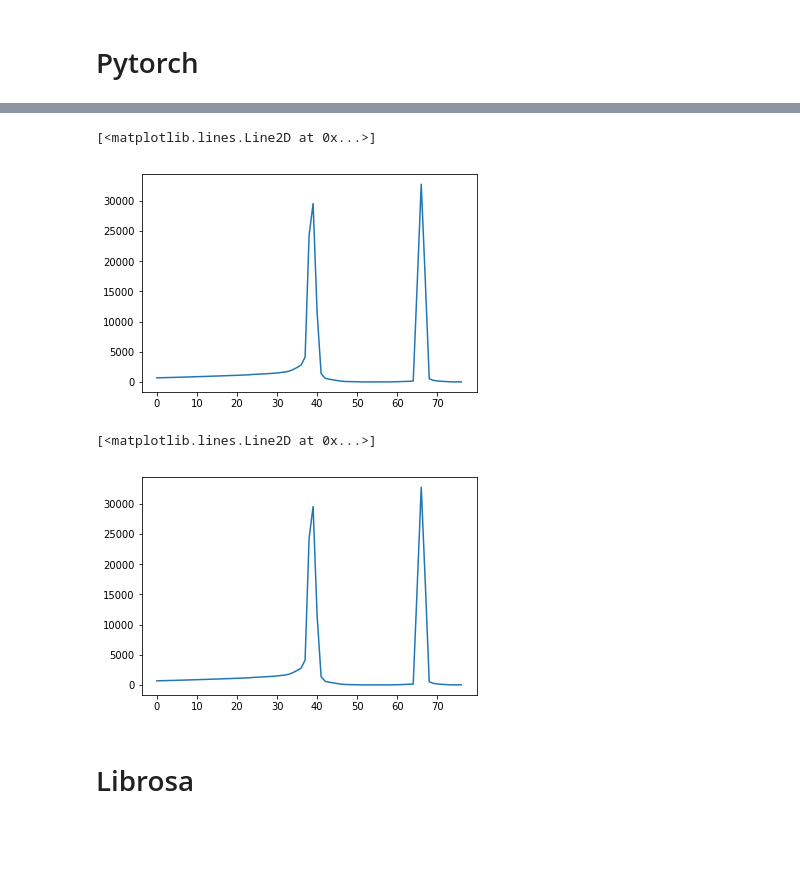
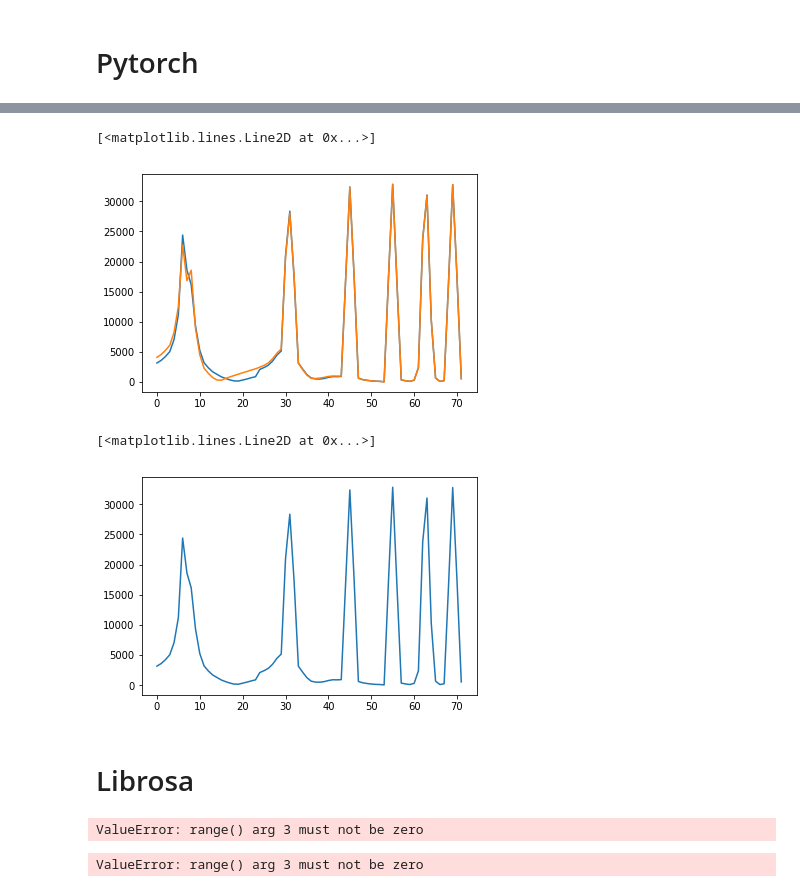
Before and after one commit to KinWaiCheuk/nnAudio, a Jupyter notebook: CQT-2010.ipynb, the cells around one changed output, grey strips where cells are left out. Drawn from its saved outputs; the diff is of its cells as text; code cells hidden in the pictures; blank space fills up the shorter version.

```diff
--- a/CQT-2010.ipynb
+++ b/CQT-2010.ipynb
@@ -21,15 +22,14 @@ stride = 512
 duration = 10
 s = np.linspace(0,1*duration,fs*duration)
 y_list = np.load('./y_list.npy')
-x = np.sin(2*np.pi*50*s, dtype=np.float32) + np.sin(2*np.pi*110*s, dtype=np.float32) \
-    + np.sin(2*np.pi*220*s, dtype=np.float32) + np.sin(2*np.pi*440*s, dtype=np.float32) \
-    + np.sin(2*np.pi*880*s, dtype=np.float32) + np.sin(2*np.pi*1600*s, dtype=np.float32)
+x = np.sin(2*np.pi*20*s, dtype=np.float32) + np.sin(2*np.pi*40*s, dtype=np.float32) \
+    + np.sin(2*np.pi*60*s, dtype=np.float32) + np.sin(2*np.pi*80*s, dtype=np.float32) \
+    + np.sin(2*np.pi*100*s, dtype=np.float32) + np.sin(2*np.pi*120*s, dtype=np.float32)
 # x = y_list.astype(np.float32)[:10]
 # %% [markdown]
 # Pytorch
 # %%
-CQT_layer = Spectrogram.CQT2010(fs, stride, fmin, fmax=None, n_bins=n_bins,
-                        bins_per_octave=bins,center=True,
+CQT_layer = Spectrogram.CQT2010(fs, stride, fmin, fmax=None, n_bins=24*3,
+                        bins_per_octave=24,center=True,
                         pad_mode='reflect')
-cqt_torch0,_ = CQT_layer(torch.tensor(x))
 # %% [output]
@@ -38,0 +48,2 @@ cqt_torch0,_ = CQT_layer(torch.tensor(x))
+# %%
+cqt_torch0 = CQT_layer(torch.tensor(x))
@@ -44,0 +64,5 @@ plt.imshow(cqt_torch0[0].numpy(),aspect='auto', origin='lower')
+# %%
+CQT_layer2 = Spectrogram.CQT2010(fs, stride, fmin, fmax=None, n_bins=24*3,
+                        bins_per_octave=24,center=True,
+                        pad_mode='reflect', earlydownsample=False)
+cqt_torch1 = CQT_layer2(torch.tensor(x))
@@ -45,13 +81,14 @@ plt.imshow(cqt_torch0[0].numpy(),aspect='auto', origin='lower')
 # %%
 plt.plot(cqt_torch0[0].numpy()[:,10])
+plt.plot(cqt_torch1[0].numpy()[:,10])
 # %% [output]
 [<matplotlib.lines.Line2D at 0x...>]
-[figure, old version]
+[figure, new version]
 # %%
 plt.plot(cqt_torch0[0].numpy()[:,10])
 # %% [output]
 [<matplotlib.lines.Line2D at 0x...>]
-[figure, old version]
+[figure, new version]
 # %% [markdown]
 # Librosa
 # %%
@@ -62,2 +96,10 @@ cqt_lib = cqt(x, fs, stride, fmin, n_bins=n_bins,
+# %%
+cqt_lib = pseudo_cqt(x, hop_length=512, fmin=fmin, n_bins=24*3, bins_per_octave=24)
+# %% [output]
+ValueError: range() arg 3 must not be zero
+# %%
+psudeo_cqt_lib = pseudo_cqt(x, hop_length=512, fmin=fmin, n_bins=24*3, bins_per_octave=24)
+# %% [output]
+ValueError: range() arg 3 must not be zero
 # %%
 plt.imshow(abs(cqt_lib),aspect='auto', origin='lower')
```
Also changed, not shown: parts of 8 cells of this notebook, 4 other files.
